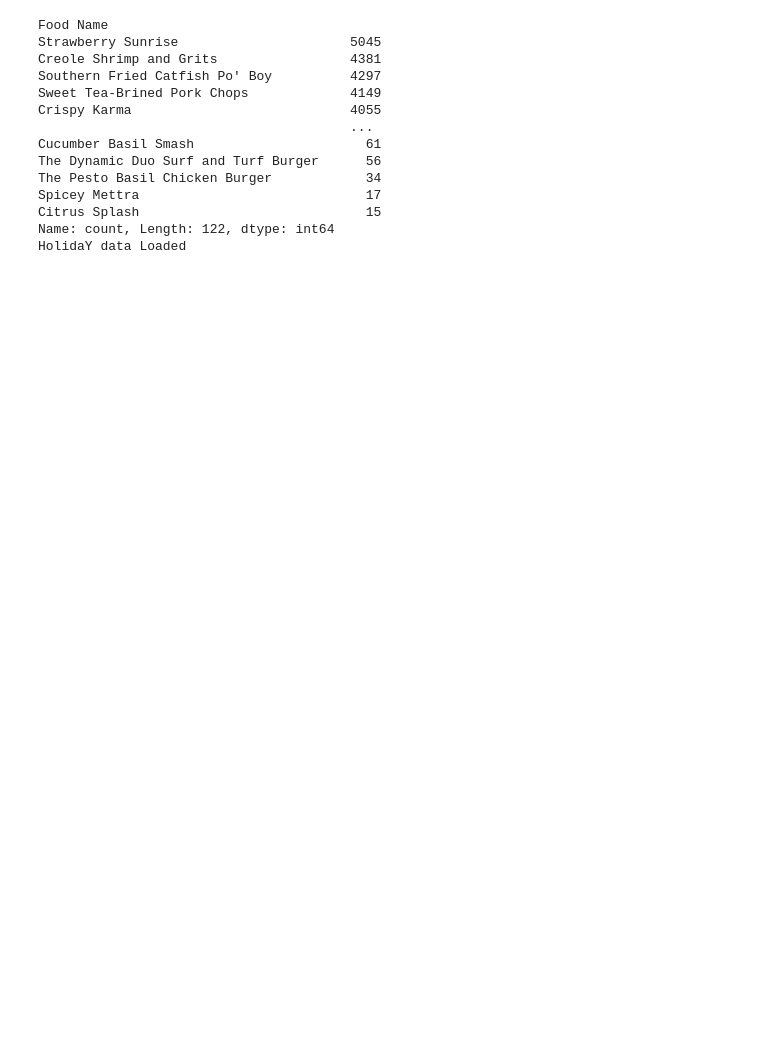
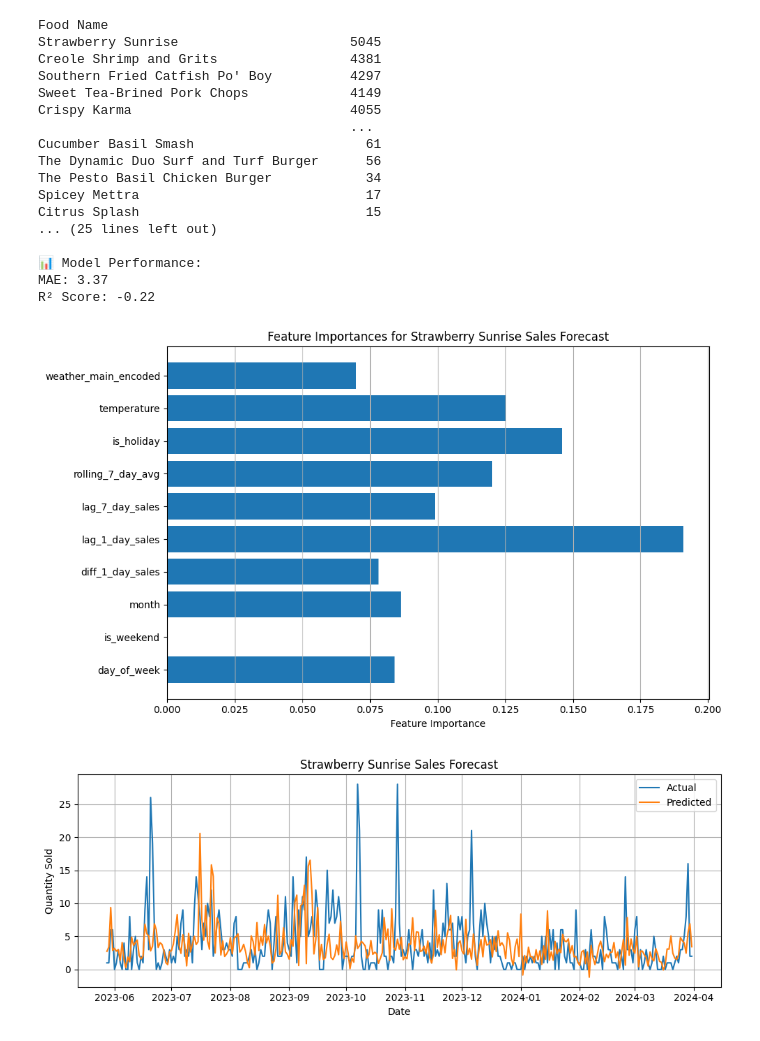
Before and after one commit to JAIVAL8/PY_SALES_FORECAST_RF, a Jupyter notebook: app.ipynb, the cells around one changed output. Drawn from its saved outputs; the diff is of its cells as text; code cells hidden in the pictures; blank space fills up the shorter version.

```diff
--- a/app.ipynb
+++ b/app.ipynb
@@ -108,11 +160,15 @@ df = df.set_index("Date").resample("D").sum().fillna(0).reset_index()
 df["day_of_week"] = df["Date"].dt.dayofweek
 df["is_weekend"] = df["day_of_week"].isin([5, 6]).astype(int)
 df["month"] = df["Date"].dt.month
-df["lag_1_day_sales"] = df["Quantity_Sold"].shift(1)
+df["diff_1_day_sales"] = df["Quantity_Sold"].shift(1).diff(1).fillna(0)
+df["diff_7_day_sales"] = df["Quantity_Sold"].diff(7).fillna(0)
+df["lag_1_day_sales"] = df["Quantity_Sold"].shift(1).fillna(0)
+df["lag_7_day_sales"] = df["Quantity_Sold"].shift(7).fillna(0)
 df["rolling_7_day_avg"] = df["Quantity_Sold"].shift(1).rolling(7).mean()
 
 
-
+lines_fc = load_file_cal()
+lines_fw = load_file_weath()
 
 # Add is_holiday flag based on API response
 years = df["Date"].dt.year.unique()
@@ -154,7 +210,10 @@ le = LabelEncoder()
 df["weather_main_encoded"] = le.fit_transform(df["weather_main"])
 
 # Define X and y
-features = ["day_of_week", "is_weekend", "month", "lag_1_day_sales", "rolling_7_day_avg",
+features = ["day_of_week", "is_weekend", "month",
+            "diff_1_day_sales",
+            "lag_1_day_sales","lag_7_day_sales",
+            "rolling_7_day_avg",
             "is_holiday", "temperature", "weather_main_encoded"]
 target = "Quantity_Sold"
 
@@ -174,32 +233,49 @@ r2 = r2_score(y_test, y_pred)
 
 print("\n📊 Model Performance:")
 #print(f"RMSE: {rmse:.2f}")
 print(f"MAE: {mae:.2f}")
 print(f"R² Score: {r2:.2f}")
 
+
+# Plot feature importances
+plt.figure(figsize=(10, 6))
+plt.barh(features, model.feature_importances_)
+plt.xlabel("Feature Importance")
+plt.title("Feature Importances for Strawberry Sunrise Sales Forecast")
+plt.grid(axis='x')
+plt.tight_layout()
+plt.show()
+
+
+
 # Plot results
 plt.figure(figsize=(10, 4))
 plt.plot(df["Date"][split:], y_test.values, label="Actual")
 plt.plot(df["Date"][split:], y_pred, label="Predicted")
 plt.title("Strawberry Sunrise Sales Forecast")
 plt.xlabel("Date")
 plt.ylabel("Quantity Sold")
 plt.legend()
 plt.grid(True)
 plt.tight_layout()
 plt.show()
 # %% [output]
 Food Name
 Strawberry Sunrise                      5045
 Creole Shrimp and Grits                 4381
 Southern Fried Catfish Po' Boy          4297
 Sweet Tea-Brined Pork Chops             4149
 Crispy Karma                            4055
                                         ...
 Cucumber Basil Smash                      61
 The Dynamic Duo Surf and Turf Burger      56
 The Pesto Basil Chicken Burger            34
 Spicey Mettra                             17
 Citrus Splash                             15
-Name: count, Length: 122, dtype: int64
-HolidaY data Loaded
+... (25 lines left out)
+
+📊 Model Performance:
+MAE: 3.37
+R² Score: -0.22
+[figure, added]
+[figure, added]
```
Also changed, not shown: parts of 2 cells of this notebook.
